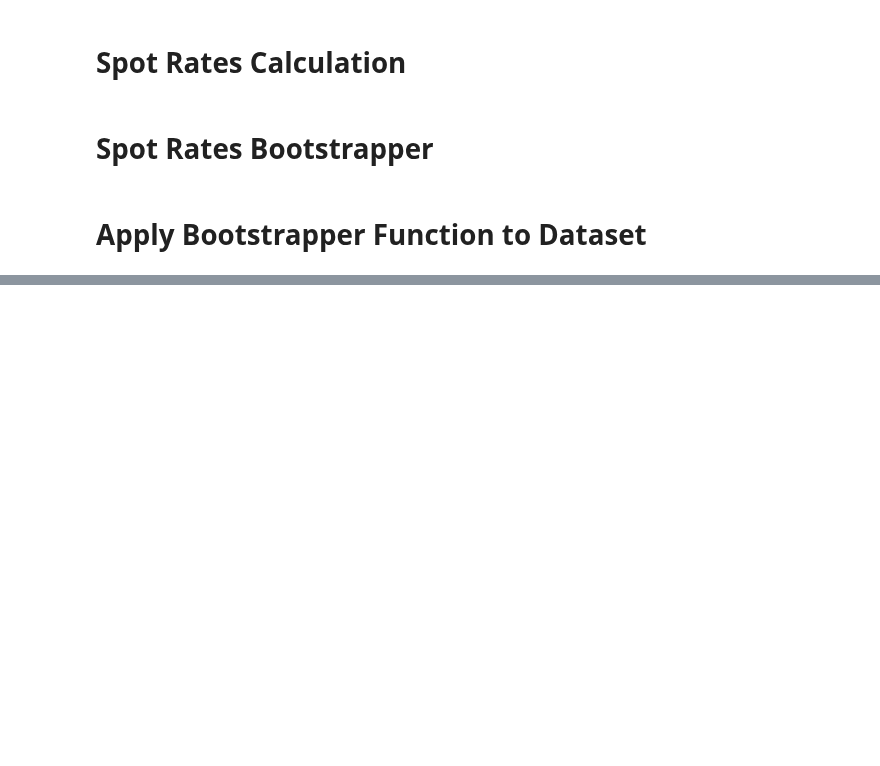
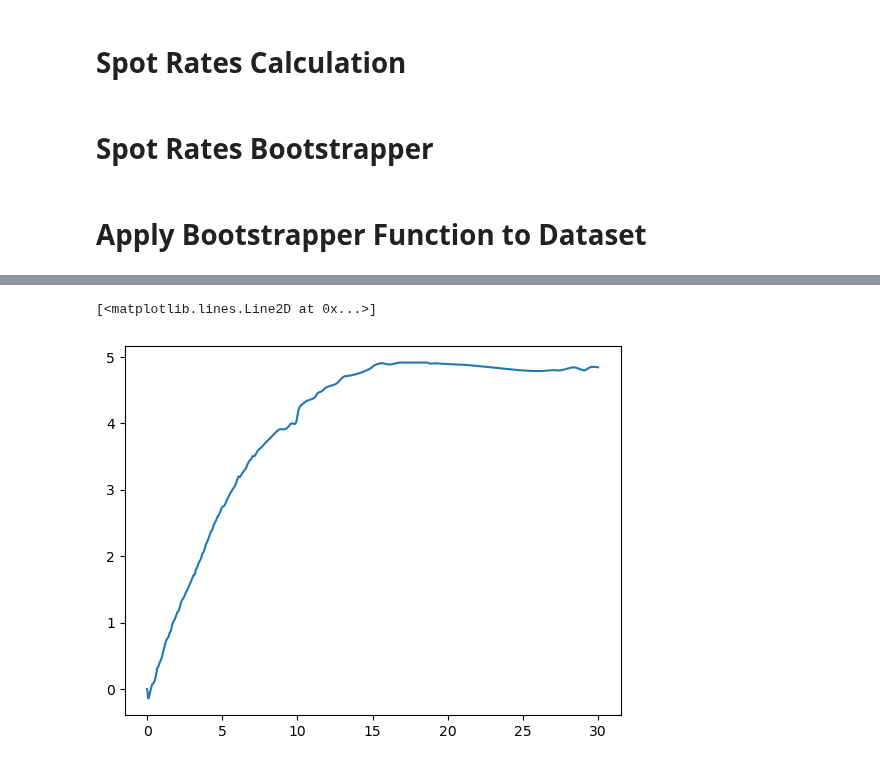
Before and after one commit to vittoriomanfriani/Fundamental-Factor-Model-for-Rates, a Jupyter notebook: Yield Curve Construction.ipynb, the cells around one changed output, grey strips where cells are left out. Saved outputs shown, nothing was run; the diff lists cells and outputs as text; code cells hidden in the pictures; blank space fills up the shorter version.

```diff
--- a/Yield Curve Construction.ipynb
+++ b/Yield Curve Construction.ipynb
@@ -45,0 +82,2 @@ data
+# %%
+OTR = filter_bonds_by_intervals(data.loc['2010-01-01'])
@@ -157,14 +218,34 @@ def get_spot_rates_bootstrapper(curve_set_df: pd.DataFrame, current_date: dateti
 # %% [markdown]
 # Apply Bootstrapper Function to Dataset
+# %%
+# Get on the run bonds
+def OTR(df):
+    # filter for maturities too short
+    df = df.loc[df['time to maturity'] > 0.02].copy()
+
+    # filter dataset to keep only OTR bonds
+    df_reset = df.reset_index()
+
+    df_reset['issue_date'] = pd.to_datetime(df_reset['issue_date'])
+    df_reset['maturity_date'] = pd.to_datetime(df_reset['maturity_date'])
+
+    on_the_run_bonds = df_reset.loc[df_reset.groupby(['timestamp', 'maturity_date'])['issue_date'].idxmax()]
+
+    on_the_run_bonds = on_the_run_bonds.set_index(['timestamp', 'id'])
+
+    return on_the_run_bonds
+
+on_the_run_bonds = OTR(data)
 # %%
-def apply_bootstrapper(df):
+def apply_bootstrapper(df, tenors = True):
     # Create an empty list to store data
     results_list = []
 
     # Iterate through each date in the dataset
-    for date in df.index.get_level_values(0).unique():
-        curve_set_df = df.loc[date]
-        zero_rate_curve = get_spot_rates_bootstrapper(curve_set_df, date)
+    for date in tqdm(on_the_run_bonds.index.get_level_values(0).unique()):
+        curve_set_df = on_the_run_bonds.loc[date]
+
+        zero_rate_curve = get_spot_rates_bootstrapper(curve_set_df, date, tenors)
 
         # Add the date as a new column
         zero_rate_curve['Date'] = date
@@ -174,7 +255,7 @@ def apply_bootstrapper(df):
 
     # Concatenate all the results
     final_df = pd.concat(results_list)
-    final_df.set_index(['Date', 'Maturities'], inplace=True)
+    final_df.set_index(['Date'], inplace=True)
 
     return final_df
 # %% [markdown]
@@ -182,3 +263,3 @@ def apply_bootstrapper(df):
 # %%
-data = data.loc[data['time to maturity'] > 0.02]
-zero_curve_df = apply_bootstrapper(data)
+# Filter out too small maturities
+zero_curve_df = apply_bootstrapper(on_the_run_bonds, tenors=False)
@@ -186,0 +276,5 @@ KeyboardInterrupt:
+# %%
+plt.plot(zero_curve_df.loc['2010-01-01', 'Maturities'], zero_curve_df.loc['2010-01-01','Curve'])
+# %% [output]
+[<matplotlib.lines.Line2D at 0x...>]
+[figure, added]
```
Also changed, not shown: parts of 43 cells of this notebook, 14 other files.
